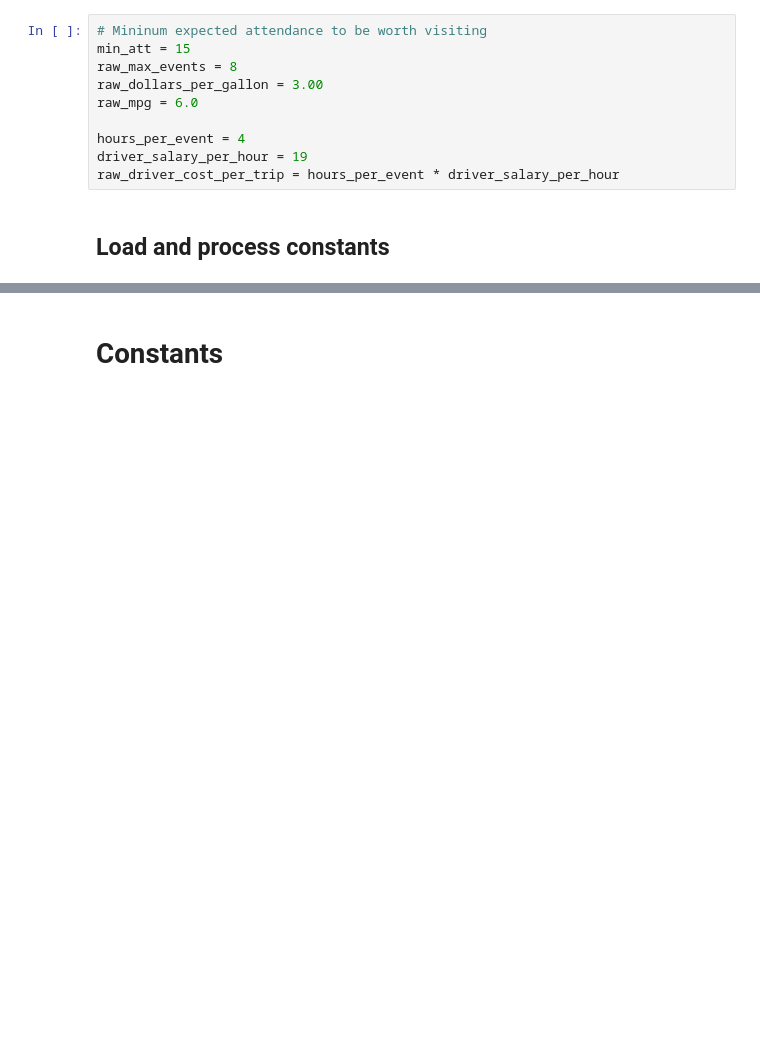
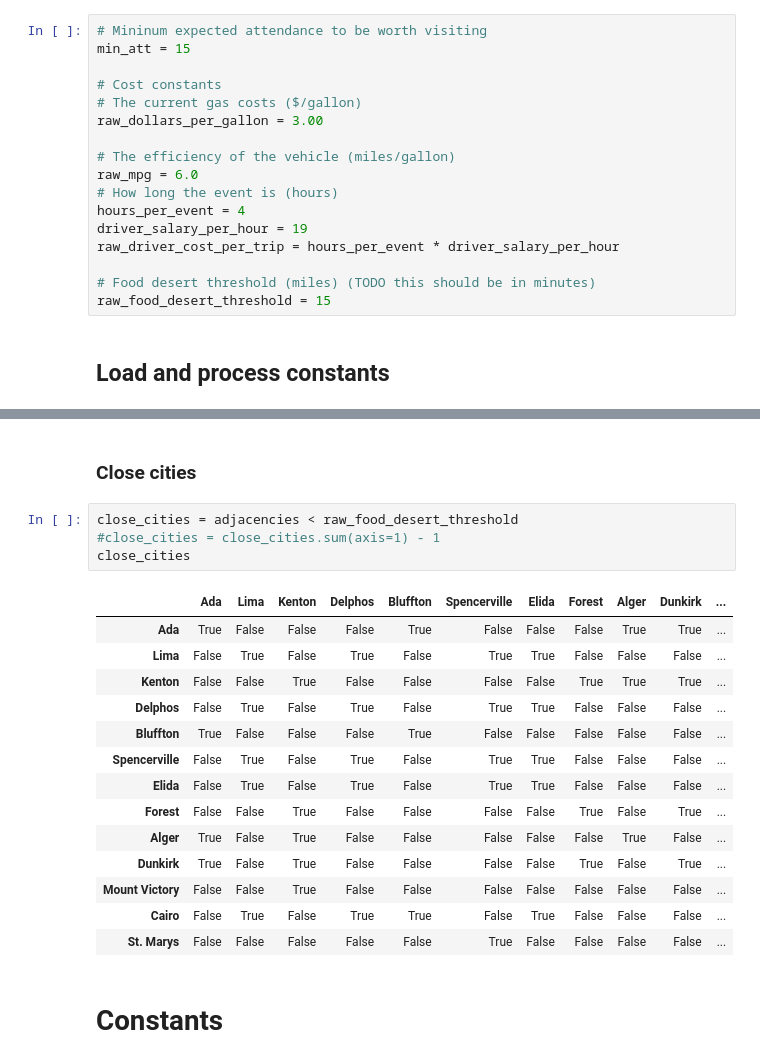
Before and after one commit to Human-Centered-Optimization-Lab/clinicOpt, a Jupyter notebook: locationSelection/locationSelection.ipynb, the cells around one changed output, grey strips where cells are left out. Cells and saved outputs as stored; diff of their text form; blank space fills up the shorter version.

```diff
--- a/locationSelection/locationSelection.ipynb
+++ b/locationSelection/locationSelection.ipynb
@@ -13,13 +13,20 @@ warnings.filterwarnings("ignore")
 # %%
 # Mininum expected attendance to be worth visiting
 min_att = 15
-raw_max_events = 8
+
+# Cost constants
+# The current gas costs ($/gallon)
 raw_dollars_per_gallon = 3.00
+
+# The efficiency of the vehicle (miles/gallon)
 raw_mpg = 6.0
-
+# How long the event is (hours)
 hours_per_event = 4
 driver_salary_per_hour = 19
 raw_driver_cost_per_trip = hours_per_event * driver_salary_per_hour
+
+# Food desert threshold (miles) (TODO this should be in minutes)
+raw_food_desert_threshold = 15
 # %% [markdown]
 ## Load and process constants
 # %%
@@ -70,6 +77,27 @@ events
 | 15 | Dunkirk | 40.788056 | -83.642778 | 774 | HN Community Center | Community Meal | 0.002 | 1 | dunkirk-hn-community-center-commu... | ... |
 | 16 | Mount Victory | 40.533611 | -83.521111 | 601 | Public Library | NaN | 0.002 | 1 | mount-victory-public-library | ... |
 | 17 | Cairo | 40.830833 | -84.084444 | 517 | Public Library | NaN | 0.002 | 1 | cairo-public-library | ... |
+# %% [markdown]
+### Close cities
+# %%
+close_cities = adjacencies < raw_food_desert_threshold
+#close_cities = close_cities.sum(axis=1) - 1
+close_cities
+# %% [output]
+|  | Ada | Lima | Kenton | Delphos | Bluffton | Spencerville | Elida | Forest | Alger | Dunkirk | ... |
+| Ada | True | False | False | False | True | False | False | False | True | True | ... |
+| Lima | False | True | False | True | False | True | True | False | False | False | ... |
+| Kenton | False | False | True | False | False | False | False | True | True | True | ... |
+| Delphos | False | True | False | True | False | True | True | False | False | False | ... |
+| Bluffton | True | False | False | False | True | False | False | False | False | False | ... |
+| Spencerville | False | True | False | True | False | True | True | False | False | False | ... |
+| Elida | False | True | False | True | False | True | True | False | False | False | ... |
+| Forest | False | False | True | False | False | False | False | True | False | True | ... |
+| Alger | True | False | True | False | False | False | False | False | True | False | ... |
+| Dunkirk | True | False | True | False | False | False | False | True | False | True | ... |
+| Mount Victory | False | False | True | False | False | False | False | False | False | False | ... |
+| Cairo | False | True | False | True | True | False | True | False | False | False | ... |
+| St. Marys | False | False | False | False | False | True | False | False | False | False | ... |
 # %% [markdown]
 # Constants
 # %%
```
Also changed, not shown: parts of 16 cells of this notebook.
